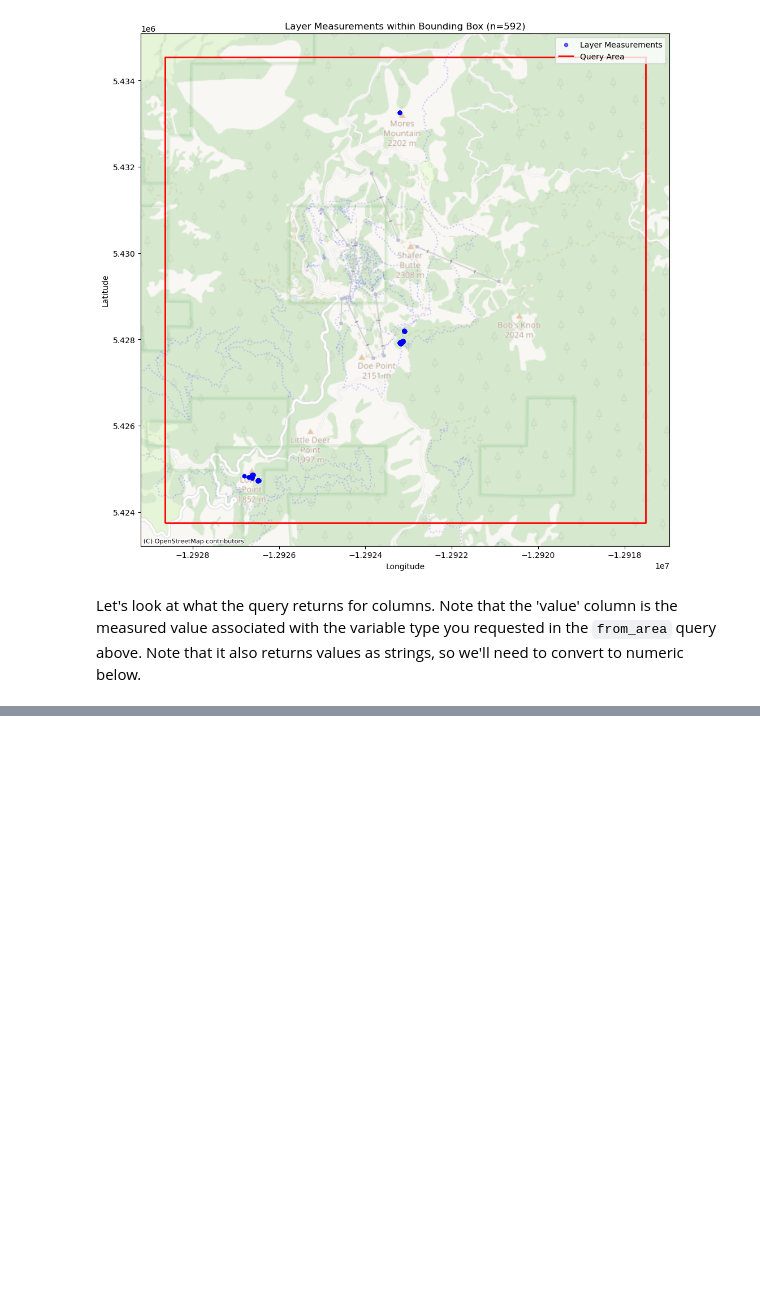
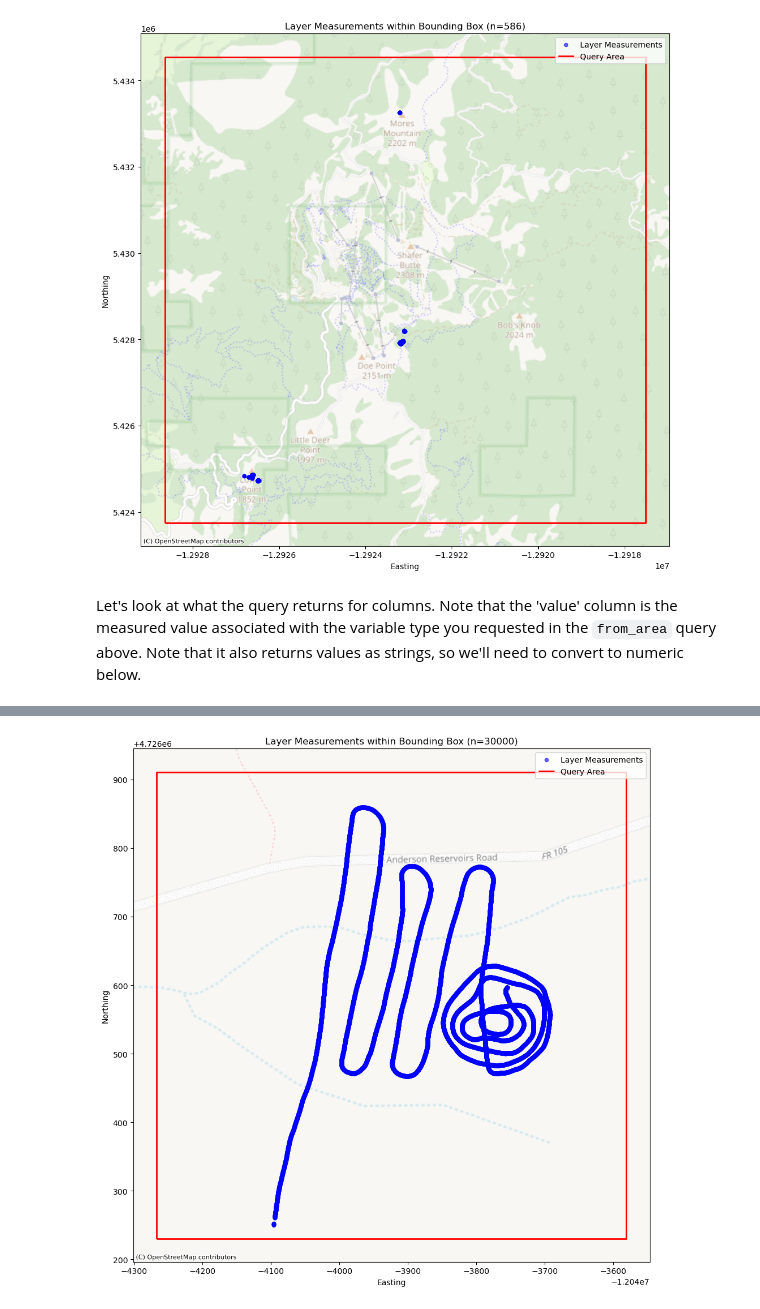
Before and after one commit to SnowEx/snowexsql, a Jupyter notebook: docs/gallery/lambda_example.ipynb, the cells around one changed output, grey strips where cells are left out. Saved outputs shown, nothing was run; the diff lists cells and outputs as text; code cells hidden in the pictures; blank space fills up the shorter version.

Commit message:
Expand examples for layers and points

```diff
--- a/docs/gallery/lambda_example.ipynb
+++ b/docs/gallery/lambda_example.ipynb
@@ -191,0 +235,11 @@ Number of depth bands: 31
+# %%
+print("Getting layer data within bounding box...")
+df = PointMeasurements.from_area(
+    shp=bbox_polygon,
+    crs=4326,
+    type='depth',
+    limit=30000,
+    verbose=False
+)
+
+print(f"Retrieved {len(df)} records.")
@@ -191,0 +258,25 @@ Number of depth bands: 31
+# %%
+# Reproject to Web Mercator for basemap
+df_web = df.to_crs(epsg=3857)
+bbox_web = bbox_gdf.to_crs(epsg=3857)
+
+# Plot
+fig, ax = plt.subplots(figsize=(12, 10))
+
+# Plot the data points
+df_web.plot(ax=ax, color='blue', markersize=20, alpha=0.6, label='Layer Measurements')
+
+# Plot bounding box
+bbox_web.boundary.plot(ax=ax, color='red', linewidth=2, label='Query Area')
+
+# Add basemap
+ctx.add_basemap(ax, source=ctx.providers.OpenStreetMap.Mapnik, alpha=0.5)
+
+ax.set_xlabel('Easting')
+ax.set_ylabel('Northing')
+ax.set_title(f'Layer Measurements within Bounding Box (n={len(df)})')
+ax.legend()
+plt.tight_layout()
+plt.show()
+# %% [output]
+[figure, added]
```
Also changed, not shown: parts of 19 cells of this notebook.
